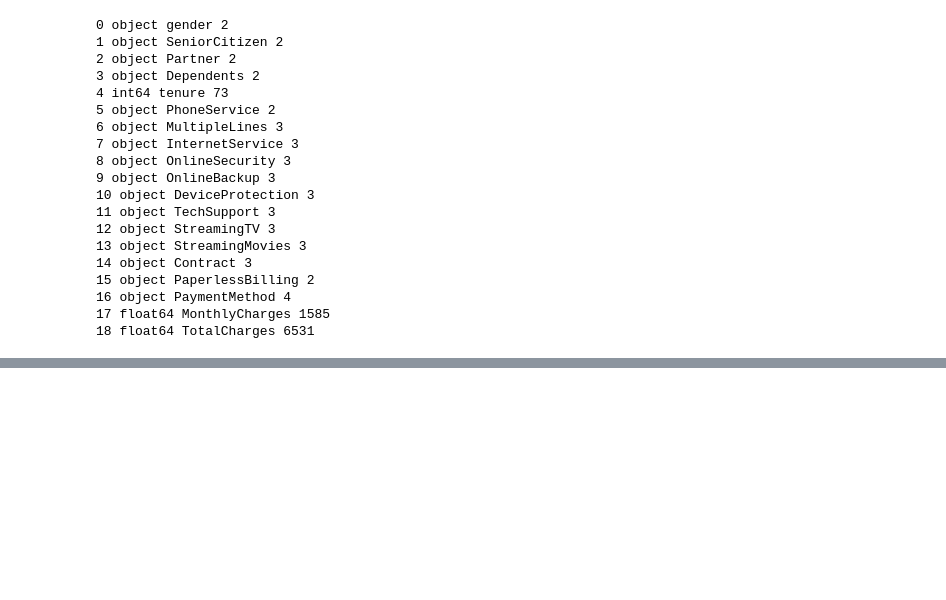
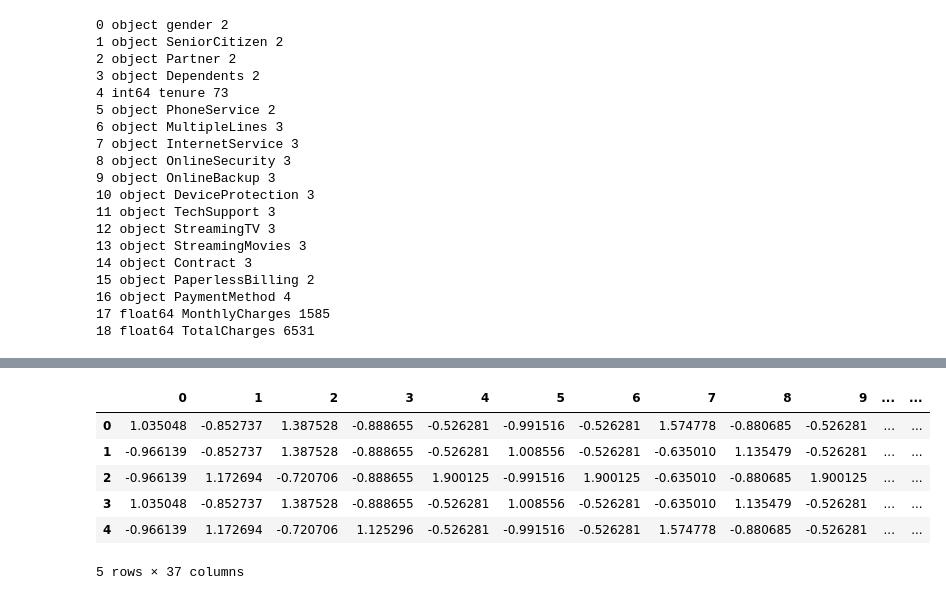
Before and after one commit to FarhadZafari/customer-churn-analysis, a Jupyter notebook: customer-churn-analysis.ipynb, the cells around one changed output, grey strips where cells are left out. Drawn from its saved outputs; the diff is of its cells as text; code cells hidden in the pictures; blank space fills up the shorter version.

```diff
--- a/customer-churn-analysis.ipynb
+++ b/customer-churn-analysis.ipynb
@@ -144,14 +153,4 @@ pd.DataFrame(X[:1])
 # Apply feature selection. This step significantly improves the results:
 sel = VarianceThreshold(threshold=(.8 * (1 - .8)))
 X = sel.fit_transform(X)
-
-# ANOVA feature selection for numeric input and categorical output
-from sklearn.datasets import make_classification
-from sklearn.feature_selection import SelectKBest
-from sklearn.feature_selection import f_classif
-# define feature selection
-fs = SelectKBest(score_func=f_classif, k=30)
-# apply feature selection
-X = fs.fit_transform(X, Y)
-print(X.shape)
 # %%
@@ -174,3 +177,13 @@ X_train = sc.fit_transform(X_train)
+# %%
+pd.DataFrame(X_train[:5])
+# %% [output]
+|  | 0 | 1 | 2 | 3 | 4 | 5 | 6 | 7 | 8 | 9 | ... | ... |
+| 0 | 1.035048 | -0.852737 | 1.387528 | -0.888655 | -0.526281 | -0.991516 | -0.526281 | 1.574778 | -0.880685 | -0.526281 | ... | ... |
+| 1 | -0.966139 | -0.852737 | 1.387528 | -0.888655 | -0.526281 | 1.008556 | -0.526281 | -0.635010 | 1.135479 | -0.526281 | ... | ... |
+| 2 | -0.966139 | 1.172694 | -0.720706 | -0.888655 | 1.900125 | -0.991516 | 1.900125 | -0.635010 | -0.880685 | 1.900125 | ... | ... |
+| 3 | 1.035048 | -0.852737 | 1.387528 | -0.888655 | -0.526281 | 1.008556 | -0.526281 | -0.635010 | 1.135479 | -0.526281 | ... | ... |
+| 4 | -0.966139 | 1.172694 | -0.720706 | 1.125296 | -0.526281 | -0.991516 | -0.526281 | 1.574778 | -0.880685 | -0.526281 | ... | ... |
+5 rows × 37 columns
 # %%
 ann = tf.keras.models.Sequential()
 # %%
```
Also changed, not shown: parts of 11 cells of this notebook.
